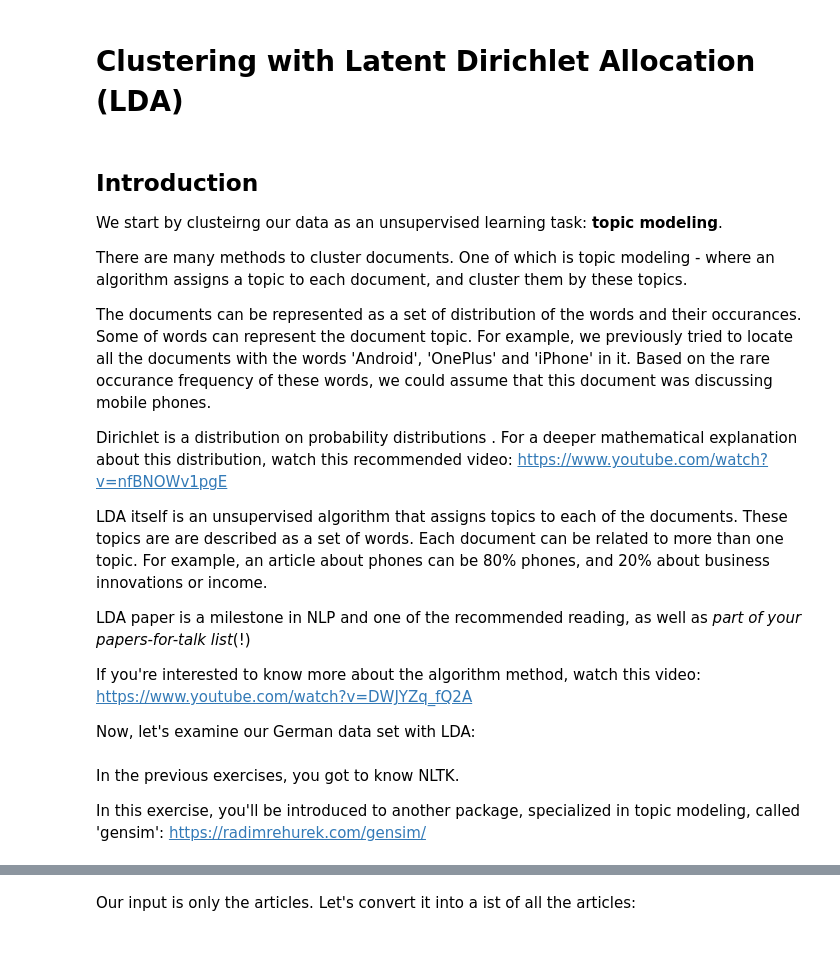
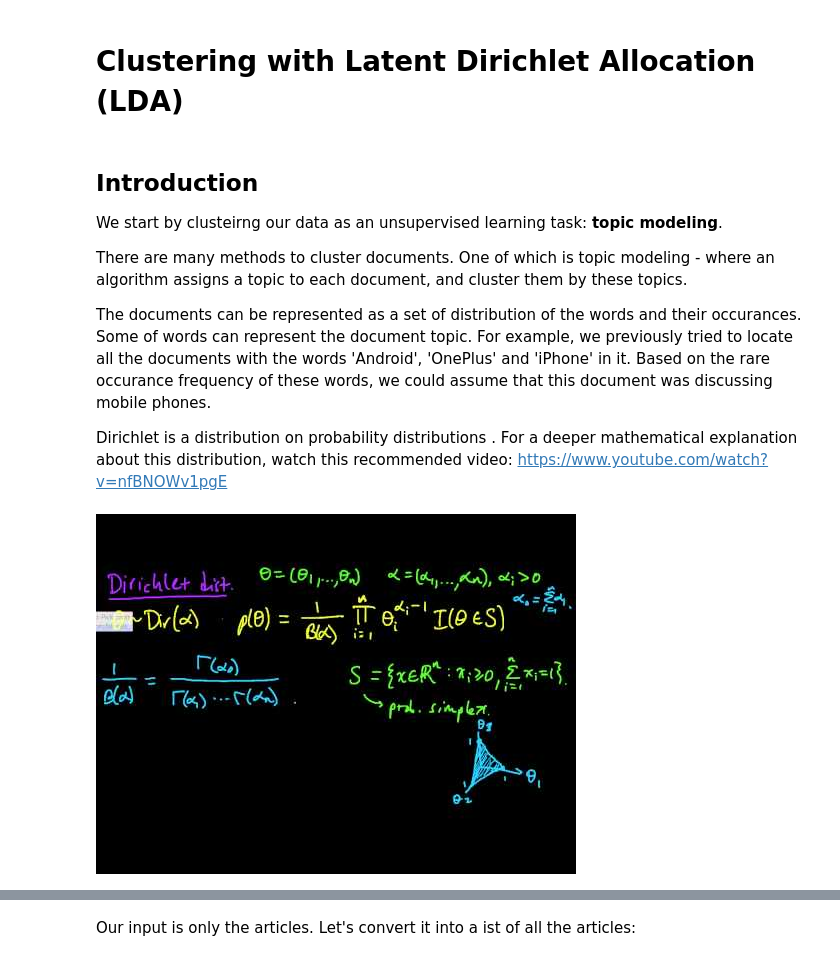
Before and after one commit to liadmagen/NLP-Course, a Jupyter notebook: exercises_notebooks/03_LM_classification_and_clustering.ipynb, the cells around one changed output, grey strips where cells are left out. Drawn from its saved outputs; the diff is of its cells as text; code cells hidden in the pictures.

```diff
--- a/exercises_notebooks/03_LM_classification_and_clustering.ipynb
+++ b/exercises_notebooks/03_LM_classification_and_clustering.ipynb
@@ -54,19 +57,7 @@ For example, we previously tried to locate all the documents with the words 'And
 
 Dirichlet is a distribution on probability distributions .
 For a deeper mathematical explanation about this distribution, watch this recommended video: https://www.youtube.com/watch?v=nfBNOWv1pgE
-
-LDA itself is an unsupervised algorithm that assigns topics to each of the documents. These topics are are described as a set of words.
-Each document can be related to more than one topic.
-For example, an article about phones can be 80% phones, and 20% about business innovations or income.
-
-LDA paper is a milestone in NLP and one of the recommended reading, as well as *part of your papers-for-talk list*(!)
-
-If you're interested to know more about the algorithm method, watch this video: https://www.youtube.com/watch?v=DWJYZq_fQ2A
-
-
-Now, let's examine our German data set with LDA:
-# %% [markdown]
-In the previous exercises, you got to know NLTK.
-
-In this exercise, you'll be introduced to another package, specialized in topic modeling, called 'gensim':
-https://radimrehurek.com/gensim/
+# %%
+YouTubeVideo('nfBNOWv1pgE')
+# %% [output]
+[figure, added]
```
Also changed, not shown: parts of 10 cells of this notebook.
